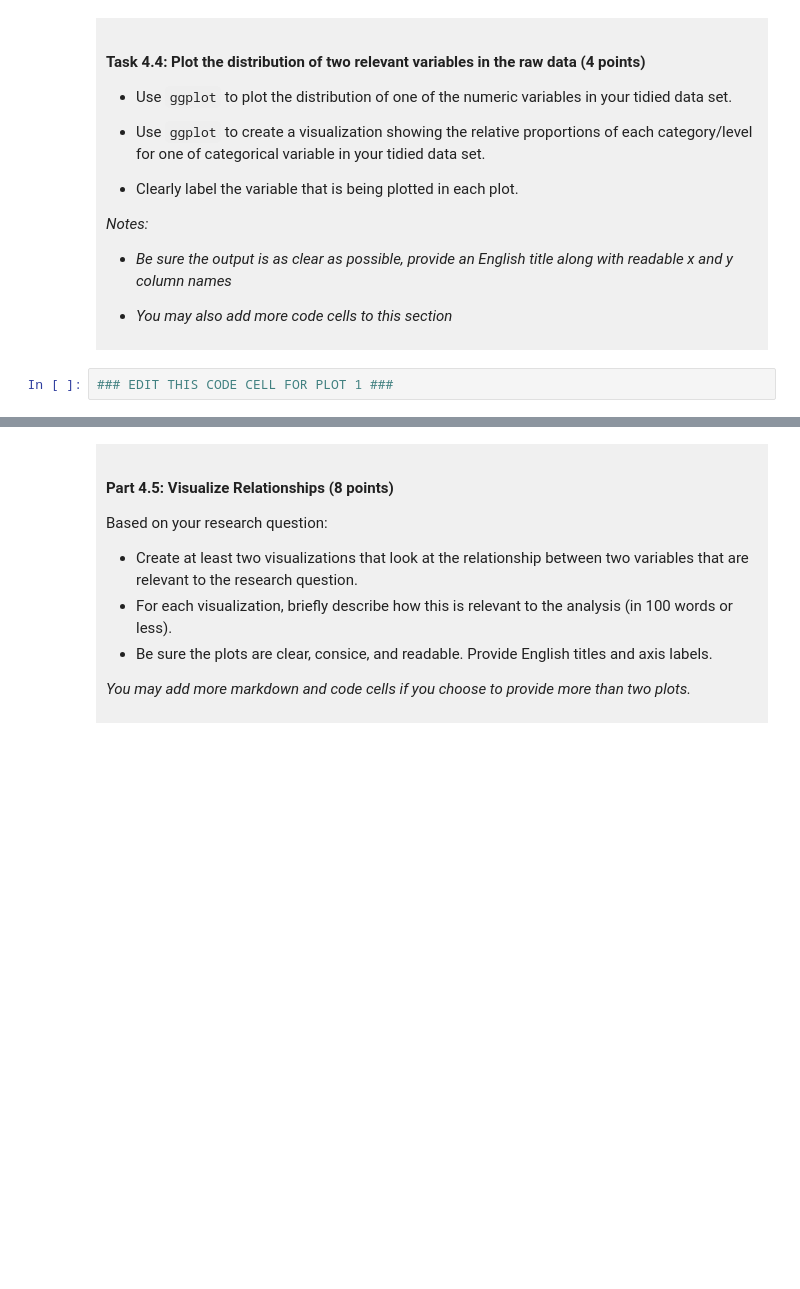
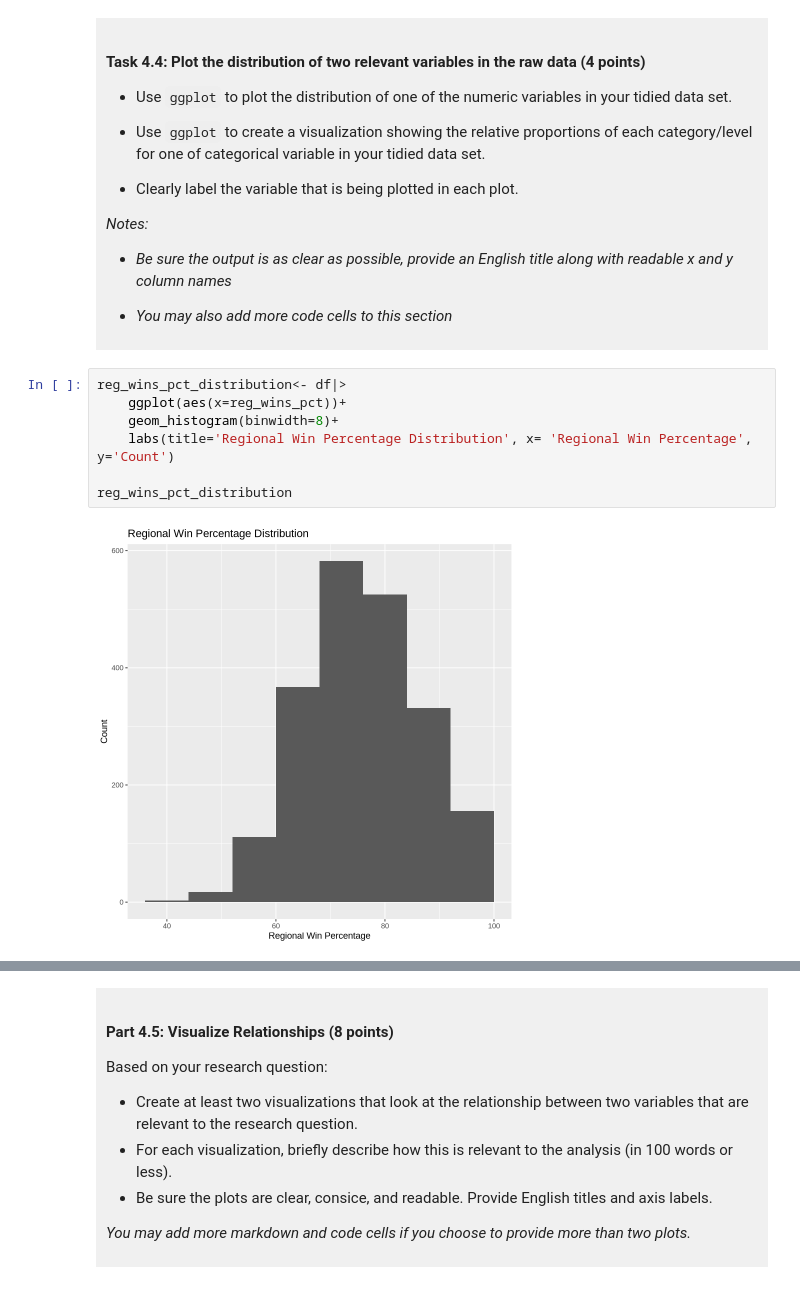
Before and after one commit to rlyh0820-a11y/dsci-100-project-raphael-lee, a Jupyter notebook: dsci-100-project-notebook.ipynb, the cells around one changed output, grey strips where cells are left out. Cells and saved outputs as stored; diff of their text form; blank space fills up the shorter version.

```diff
--- a/dsci-100-project-notebook.ipynb
+++ b/dsci-100-project-notebook.ipynb
@@ -301,5 +348,12 @@ You will refine your research question (if needed) and produce a tidy data set.
 
 </div>
 # %%
-### EDIT THIS CODE CELL FOR PLOT 1 ###
+reg_wins_pct_distribution<- df|>
+    ggplot(aes(x=reg_wins_pct))+
+    geom_histogram(binwidth=8)+
+    labs(title='Regional Win Percentage Distribution', x= 'Regional Win Percentage', y='Count')
+
+reg_wins_pct_distribution
+# %% [output]
+[figure, added]
 # %%
```
Also changed, not shown: parts of 10 cells of this notebook.
